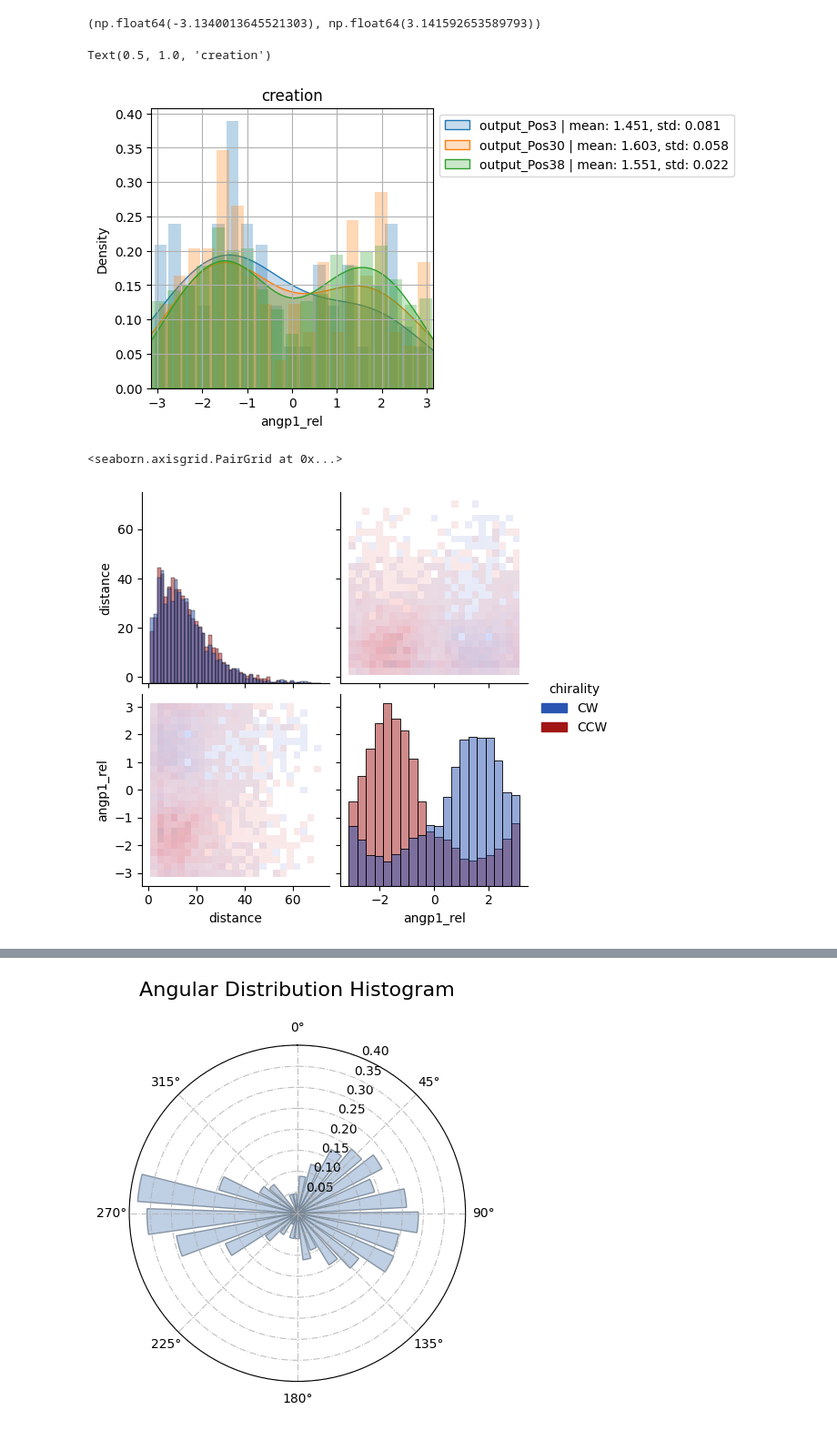
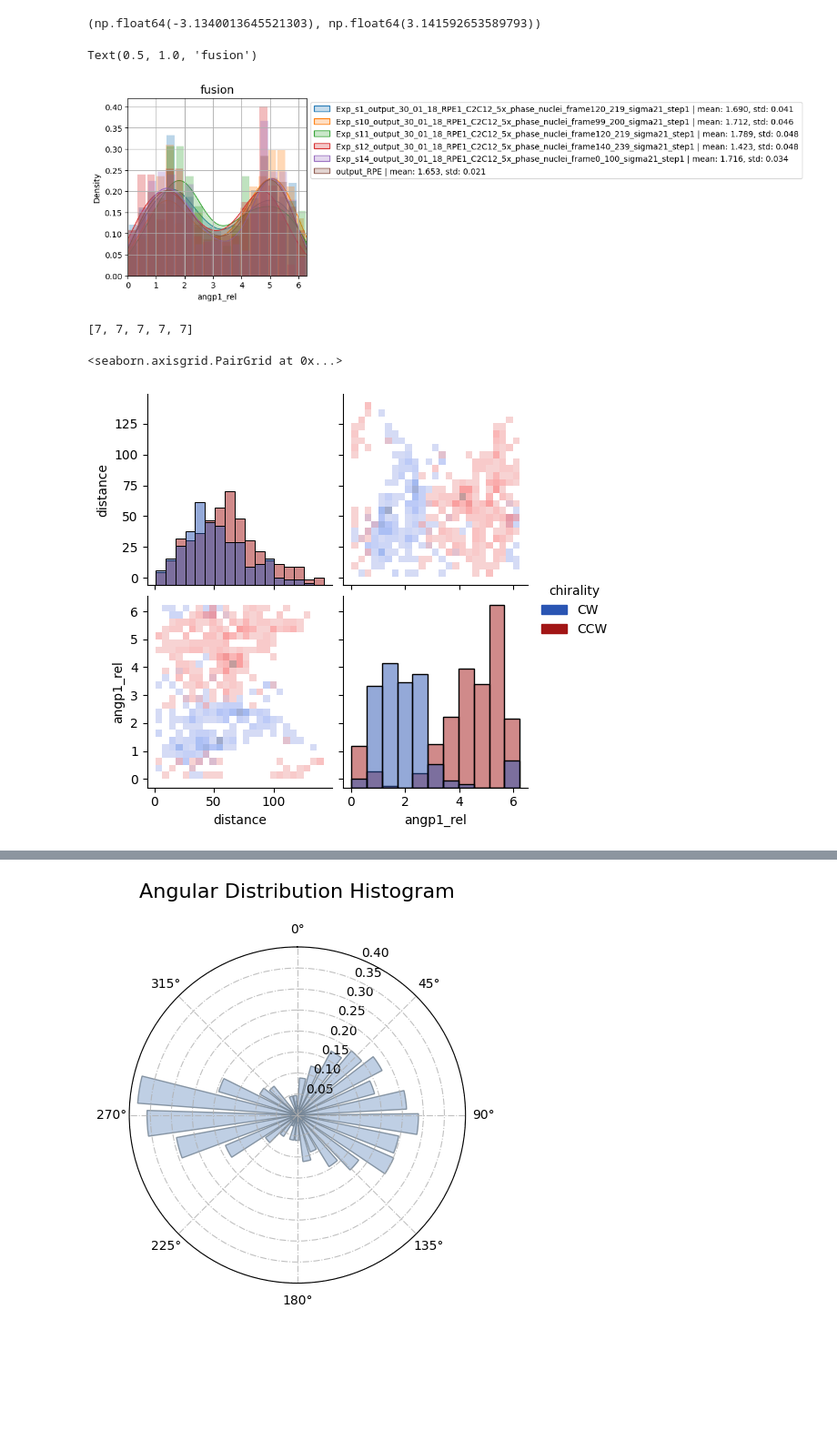
Before and after one commit to viciya/nematics, a Jupyter notebook: nematics/journals/pipeline_defect_pair_fusion_creation.ipynb, the cells around one changed output, grey strips where cells are left out. Shown at 91% size. Cells and saved outputs as stored; diff of their text form; code cells hidden in the pictures; blank space fills up the shorter version.

```diff
--- a/nematics/journals/pipeline_defect_pair_fusion_creation.ipynb
+++ b/nematics/journals/pipeline_defect_pair_fusion_creation.ipynb
@@ -182,9 +182,9 @@ label = 'track_frame'
 # # image_path = r"C:\Users\victo\OneDrive - BGU\DATA\Hacat\6 Wells _5x_15min\_1\Pos9"
 # # image_path = r"E:\C2C12 and RPE in 6 well\15min5x\_1\Pos16"
 # image_path = r"C:\Users\victo\OneDrive - BGU\DATA\HT1080\HT1080_5x_5_min_24_well_media_DMSO_C3\_2\Pos41"
-# image_path = r"C:\Users\victo\OneDrive - BGU\DATA\Hacat\6Wells_5X_15min_CK666\_1\Pos38"  #Pos30 "#Pos38"
+# image_path = r"C:\Users\victo\OneDrive - BGU\DATA\Hacat\6Wells_5X_15min_CK666\_1\Pos30"  #Pos30 "#Pos38"
 # image_path = r"C:\Users\victo\OneDrive - BGU\DATA\Hacat\6Wells_5X_15min_Switch to Media without Calcium and Serum\Pos26"  #Pos30 "#Pos38"
-# params = {"ori_sigma": 11, "search_range": 11, "memory": 2, "dist_threshold": 7, "first_image": 100, "last_image": 190, "step": 1}
+# params = {"ori_sigma": 11, "search_range": 11, "memory": 2, "dist_threshold": 11, "first_image": 90, "last_image": 150, "step": 1}
 
 # image_path = r"C:\Users\victo\OneDrive - BGU\BEER\Gil\wt20x"  #Pos30 "#Pos38"
 # params = {"ori_sigma": 7, "search_range": 7, "memory": 1, "dist_threshold": 7, "first_image": 0, "last_image": -1, "step": 1}
@@ -225,16 +225,22 @@ label = 'track_frame'
 # image_path = r"C:\Users\victo\Downloads\frames_from_video\reverse_5_elong_1_5_run_dev_1"
 # params = {"ori_sigma": 7, "search_range": 15, "memory": 2, "dist_threshold": 7, "first_image": 0, "last_image": -1, "step": 1}
 
+experiment = "s11" #15,16,17,18,19,20
+image_path = r"C:\Users\victo\My Drive\Curie\Trinish\30_01_18_RPE1_C2C12_5x_phase_nuclei"
+params = {"ori_sigma": 21, "search_range": 35, "memory": 2, "dist_threshold": 21, "first_image": 120, "last_image": 219, "step": 1}
+# input_csv = glob.glob(os.path.join(os.path.dirname(image_path), "Nematics", '*'+experiment+'_PlusAndMinus*.csv'))
+# output_csv = glob.glob(os.path.join(os.path.dirname(image_path), "Nematics", '*'+experiment+'_output*.csv'))
+
 # dist_thres = params["dist_threshold"]
 
 input_csv = os.path.join(
     os.path.dirname(image_path), "Nematics",
-    "PlusAndMinusTM_{}_frame{}_{}_sigma{}_step{}.csv".format(os.path.basename(image_path), params["first_image"],
+    "Exp_{}_PlusAndMinusTM_{}_frame{}_{}_sigma{}_step{}.csv".format(globals().get("experiment", ""), os.path.basename(image_path), params["first_image"],
                                                  params["last_image"],params["ori_sigma"],params["step"])
     )
 
 output_csv = os.path.join(
     os.path.dirname(image_path), "Nematics",
-    "output_{}_frame{}_{}_sigma{}_step{}.csv".format(os.path.basename(image_path), params["first_image"],
+    "Exp_{}_output_{}_frame{}_{}_sigma{}_step{}.csv".format(globals().get("experiment", ""),os.path.basename(image_path), params["first_image"],
                                          params["last_image"],params["dist_threshold"],params["step"])
     )
@@ -283,7 +290,7 @@ Output: None
 # output_csv = r"D:\C2C12 and RPE in 6 well\15min5x\_1\Nematics\output_RPE.csv"; dist_thres=25
 # output_csv = r"D:\C2C12 and RPE in 6 well\15min5x\_1\Nematics\output_Pos20.csv"; dist_thres=25
 # output_csv = r"C:\Users\victo\OneDrive - BGU\DATA\HT1080\HT1080_5x_5_min_24_well_media_DMSO_C3\_2\Nematics\output_Pos41_frame0_200_sigma7.csv"; dist_thres=7
-# output_csv = r"C:\Users\victo\OneDrive - BGU\DATA\Hacat\6Wells_5X_15min_CK666\_1\Nematics\output_Pos3.csv"; dist_thres=7
+# output_csv = r"C:\Users\victo\OneDrive - BGU\DATA\Hacat\6Wells_5X_15min_CK666\_1\Nematics\output_Pos3.csv"; dist_thres=11
 # output_csv = r"C:\Users\victo\OneDrive - BGU\Dov\output_HBEC_s23456.csv"; dist_thres=15
 # output_csv = r"C:\Users\victo\OneDrive - BGU\Dov\output_bacteria6_all.csv"; dist_thres=12
 # output_csv = r"C:\Users\victo\Downloads\Nematics\output_ecoli.csv"; dist_thres=10
@@ -293,9 +300,11 @@ Output: None
 # output_csv = r"C:\Users\victo\Downloads\Yuv_Numeric\Nematics\output_FRAMES_00_frame0_-1_sigma4.csv"; dist_thres=4  #Pos30 "#Pos38"
 # output_csv = r"C:\Users\victo\Downloads\Nematics\output_tubulin_frame1_-1_sigma21_step3 - BST.csv"; dist_thres=15
 # output_csv = r"C:\Users\victo\Downloads\SB_lab\BEER_DATA\real ccw\Nematics\output_2_frame0_-1_sigma12_step1.csv"; dist_thres=12
-output_csv = r"C:\Users\victo\OneDrive - BGU\DATA\Hacat\6Wells_5X_15min_Switch to Media without Calcium and Serum\Nematics\output_Pos26_frame100_190_sigma7_step1.csv"; dist_thres=11
+# output_csv = r"C:\Users\victo\OneDrive - BGU\DATA\Hacat\6Wells_5X_15min_Switch to Media without Calcium and Serum\Nematics\output_Pos26_frame100_190_sigma7_step1.csv"; dist_thres=11
+# output_csv = r"C:\Users\victo\My Drive\Curie\Trinish\Nematics\output_RPE.csv"; dist_thres=21
 
-params = {"ori_sigma": 11, "search_range": 35, "memory": 3, "dist_threshold": dist_thres, "first_image": 0, "last_image": -1, "step": 1}
+
+# params = {"ori_sigma": 11, "search_range": 35, "memory": 3, "dist_threshold": dist_thres, "first_image": 0, "last_image": -1, "step": 1}
 
 
 
@@ -307,7 +316,7 @@ all_pairs_df[num_cols] = all_pairs_df[num_cols].astype('float32')
 
 show = False
 win = 1
-track_len = 3
+track_len = 5
 
 all_pairs_df.fuse_up = all_pairs_df.fuse_up.astype("bool")
 all_pairs_df_ = all_pairs_df.groupby(['plus_id','min_id']).filter(lambda x: len(x)>track_len).copy()
@@ -537,6 +546,7 @@ output_csvs = [
     r"C:\Users\victo\OneDrive - BGU\Dov\output_bacteria6_all.csv", # +++++++++++++++++++
     r"C:\Users\victo\Downloads\Nematics\output_tubulin_frame1_-1_sigma21_step3 - BST.csv", #++++++++
 
+    # r"C:\Users\victo\OneDrive - BGU\Dov\cellPairs_14_15_19.csv"
     # r"C:\Users\victo\OneDrive - BGU\DATA\Hacat\6 Wells _5x_15min\_1\Nematics\output_Pos9.csv",
     # r"D:\C2C12 and RPE in 6 well\15min5x\_1\Nematics\output_C2C12.csv",
     # r"E:\C2C12 and RPE in 6 well\15min5x\_1\Nematics\output_RPE.csv",
@@ -558,19 +568,21 @@ output_csvs = [
     # r"C:\Users\victo\Downloads\frames_from_video\Nematics\output_reverse_5_elong_4_frame0_-1_sigma7_step1.csv",
 ]
 
-output_csvs = glob.glob(r"C:\Users\victo\OneDrive - BGU\DATA\Hacat\6Wells_5X_15min_CK666\_1\Nematics\output_*.csv")
+# output_csvs = glob.glob(r"C:\Users\victo\OneDrive - BGU\DATA\Hacat\6Wells_5X_15min_CK666\_1\Nematics\output_*.csv")
+output_csvs = glob.glob(r"C:\Users\victo\My Drive\Curie\Trinish\Nematics\*output_*.csv")
+output_csvs = natsorted(output_csvs, key=lambda y: y.lower())
 
 means = []
 stds = []
 labels = []
 track_len = 5
 
-FUSION = False #True False
+FUSION = True #True False
 
 # fig, (ax1,ax2) = plt.subplots(1,2, figsize=(6, 4))
 fig, ax1 = plt.subplots(1,1, figsize=(4, 4))
 # for d, sigma, output_csv in zip([.7,.7,3.,3], [21, 12, 21], output_csvs):
-for d, sigma, output_csv in zip([.7,.7,.7,.7,.7], [7, 7, 7, 7, 7], output_csvs[:3]):
+for d, sigma, output_csv in zip([.7]*len(output_csvs), [7]*len(output_csvs), output_csvs[:]):
     all_pairs_df = pd.read_csv(output_csv).dropna(subset=["min_id","creation"]).dropna(subset=["min_id","creation"])
     all_pairs_df.fuse_up = all_pairs_df.fuse_up.astype("bool")
     all_pairs_df_ = all_pairs_df.groupby(['plus_id','min_id']).filter(lambda x: len(x)>track_len).copy()
@@ -588,47 +600,51 @@ for d, sigma, output_csv in zip([.7,.7,.7,.7,.7], [7, 7, 7, 7, 7], output_csvs[:
     df = df.groupby(['plus_id','min_id'], group_keys=False).apply(find_pair_origin, xp='xp', yp='yp', xm='xm', ym='ym', dist=label, dist0=sigma).reset_index(drop=True)
     dist = d*df.distance.median()
 
     if FUSION:
         df.loc[df.angp1_rel < 0, 'angp1_rel'] += 2*np.pi
         # df.loc[df.angp1_rel < 0, 'angp1_rel'] *= -1.
 
     # plt.hist(df.angp1_rel, bins=35, alpha=.6, rwidth=.9, density=True, label=os.path.basename(output_csv).split("_")[1])
 
     # data1 = expand_3fold_angles(df, col_value="angp1_rel", col_condition="angp1_rel")
     time_fuse, time_cr = [-20, 20]
-    time_condition = ((df.track_frame>time_fuse) & (df.track_frame<2)) if FUSION else ((df.track_frame<time_cr) & (df.track_frame>2))
+    time_condition = ((df.track_frame>time_fuse) & (df.track_frame<.1)) if FUSION else ((df.track_frame<time_cr) & (df.track_frame>.1))
     data = df.angp1_rel[(time_condition & (df.distance<dist))] #[(df.distance<dist)]#
 
     fname = Path(output_csv).name.split(".")[0]
     res = "mean: %.5s, std: %.5s" %(np.abs(circmean(data, low=low, high=high)),
                                     circvar(data, low=low, high=high)/len(data)**.5)
 
     data.hist(bins=19, alpha=.3, rwidth=.85, density=True)   #for FUSION bins=16
     ax1 = sns.kdeplot(data,
-                      bw_adjust=1.5, fill=True, #alpha=.8,
+                      bw_adjust=1.0, fill=True, #alpha=.8,
                       label=fname + " | " + res
                       )
     means.append(data)
 
 
 plt.legend(loc='upper left', fontsize=10, bbox_to_anchor=(1, 1))
 plt.xlim([0, 2*np.pi]) if FUSION else plt.xlim([-np.pi, np.pi])
 # plt.xlim([0, np.pi])
 plt.title(process_type, fontsize=14)
 # fig.savefig(r"C:\Users\victo\OneDrive - BGU\BEER\DefectInter paper\Images\cr_all.svg")
 # %% [output]
-Text(0.5, 1.0, 'creation')
+Text(0.5, 1.0, 'fusion')
-[figure, old version]
+[figure, new version]
+# %%
+[7]*5
+# %% [output]
+[7, 7, 7, 7, 7]
 # %%
 # Check if Creation pair start at Phi^+ = 0
 data = df[["track_frame","distance","angp1_rel","angm1_rel","angm2_rel",'fuse_up']].copy()
 data["chirality"] = data.fuse_up.map({True: 'CW', False: 'CCW'})
 custom_palette = {'CW': "#2a55b3", 'CCW': "#a21616"} #"#32a953","#fdbb05"
 sns.pairplot(data[["distance","angp1_rel","chirality"]], hue="chirality", kind="hist",
-             plot_kws=dict(alpha=0.3, bins=25), palette=custom_palette)#, diag_kind="kde")
+             plot_kws=dict(alpha=0.5, bins=25), palette=custom_palette)#, diag_kind="kde")
 # %% [output]
 <seaborn.axisgrid.PairGrid at 0x...>
-[figure, old version]
+[figure, new version]
 # %%
 px2mic = 150/900 #.74 #150/900
 xlabel = "distance" #"distance" # "track_frame"# "distance"
```
Also changed, not shown: parts of 21 cells of this notebook, 11 other files.
